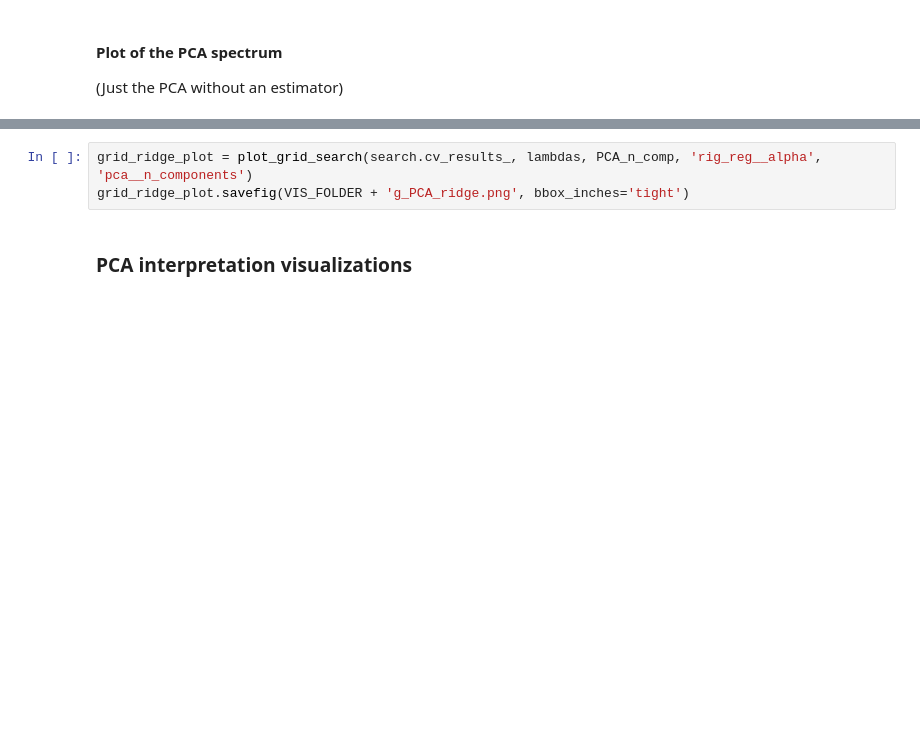
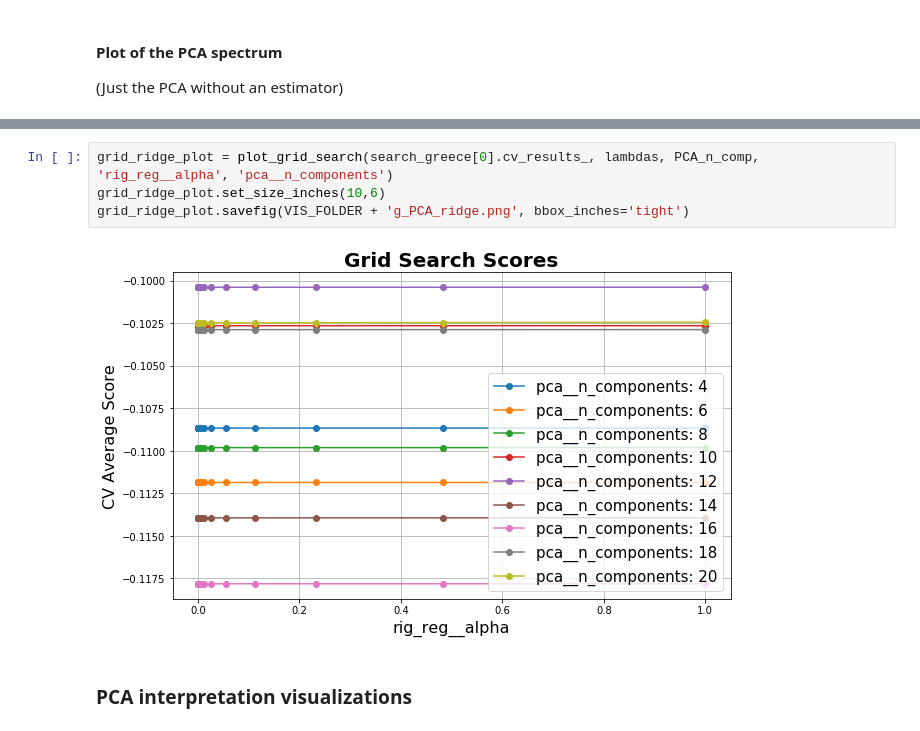
Before and after one commit to joSanchez28/Machine-Learning-EPFL, a Jupyter notebook: Project2-ArchitectureExperiment/ArchitectureFeelings-Notebook.ipynb, the cells around one changed output, grey strips where cells are left out. Cells and saved outputs as stored; diff of their text form; blank space fills up the shorter version.

```diff
--- a/Project2-ArchitectureExperiment/ArchitectureFeelings-Notebook.ipynb
+++ b/Project2-ArchitectureExperiment/ArchitectureFeelings-Notebook.ipynb
@@ -1109,6 +1147,9 @@ plt.show()
 # %%
-grid_ridge_plot = plot_grid_search(search.cv_results_, lambdas, PCA_n_comp, 'rig_reg__alpha', 'pca__n_components')
+grid_ridge_plot = plot_grid_search(search_greece[0].cv_results_, lambdas, PCA_n_comp, 'rig_reg__alpha', 'pca__n_components')
+grid_ridge_plot.set_size_inches(10,6)
 grid_ridge_plot.savefig(VIS_FOLDER + 'g_PCA_ridge.png', bbox_inches='tight')
+# %% [output]
+[figure, added]
 # %% [markdown]
 ### PCA interpretation visualizations
 # %% [markdown]
```
Also changed, not shown: parts of 11 cells of this notebook, 22 other files.
